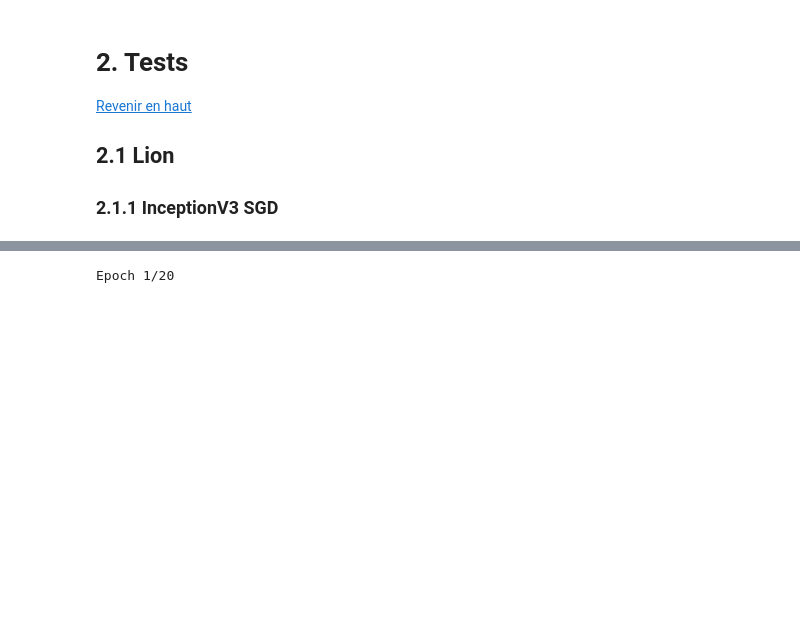
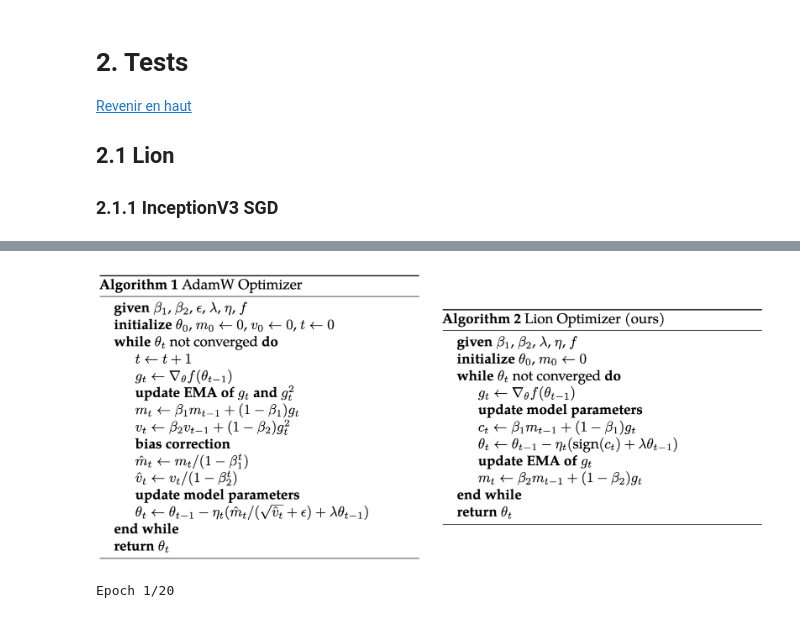
Before and after one commit to random-agile/Classify-Image-With-SOTA, a Jupyter notebook: Pytorch True Test.ipynb, the cells around one changed output, grey strips where cells are left out. Cells and saved outputs as stored; diff of their text form; code cells hidden in the pictures; blank space fills up the shorter version.

```diff
--- a/Pytorch True Test.ipynb
+++ b/Pytorch True Test.ipynb
@@ -203,3 +215,8 @@ test_transforms = transforms.Compose([
+# %%
+# Display the image without frame and with higher resolution
+display(Image(filename='lion_figure.PNG', width=900))
+# %% [output]
+[figure, added]
 # %%
 # Charger les images
 dataset = datasets.ImageFolder("Images", transform=train_transforms)
```
Also changed, not shown: parts of 12 cells of this notebook, 3 other files.
